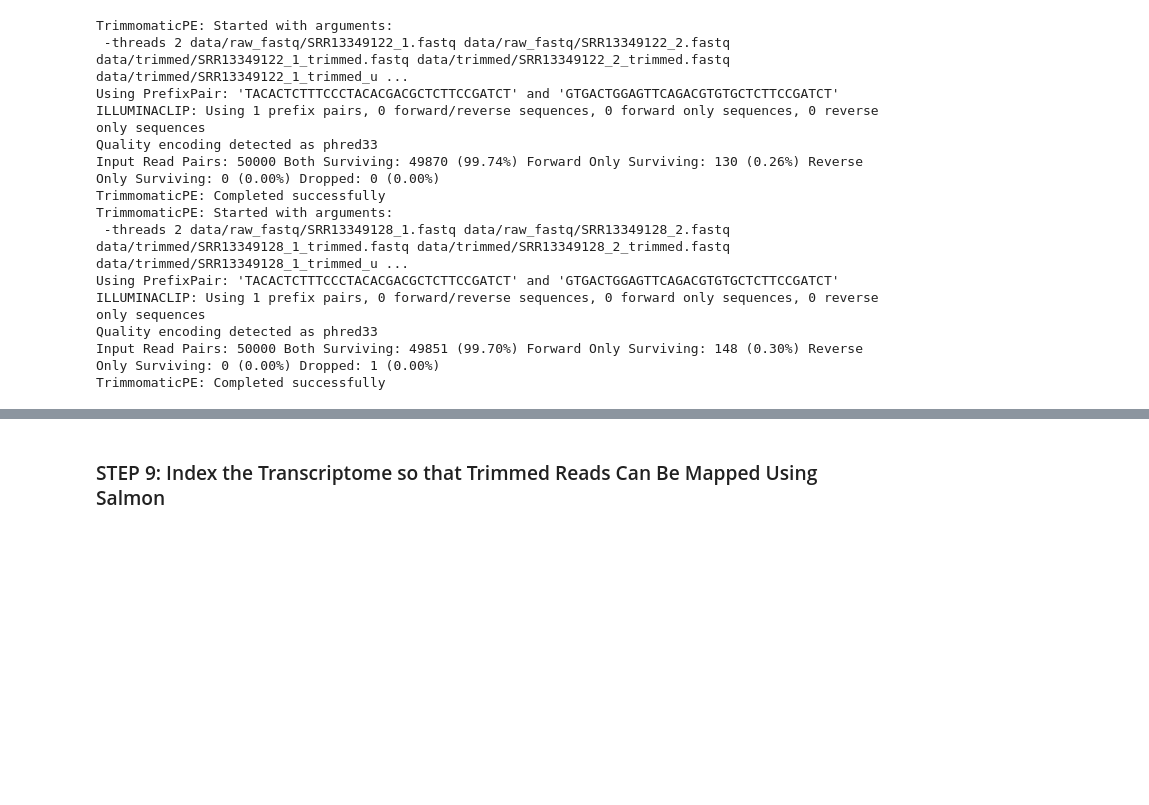
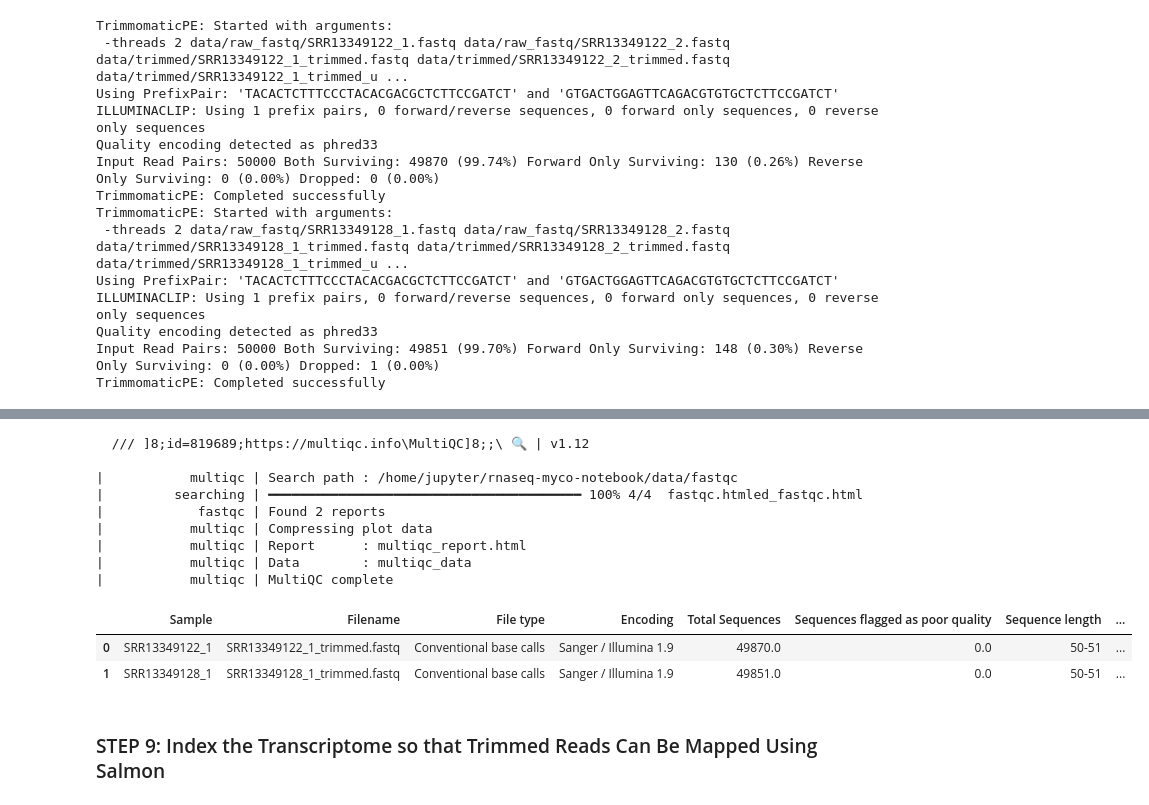
Before and after one commit to JRowleyLab/UNMC_ATACseq_Tutorial, a Jupyter notebook: Tutorial_1.ipynb, the cells around one changed output, grey strips where cells are left out. Saved outputs shown, nothing was run; the diff lists cells and outputs as text; code cells hidden in the pictures; blank space fills up the shorter version.

Commit message:
Update Tutorial_1.ipynb
added some visual changes, like in-cell output for fastqc and pandas viewing of multiqc, as well as tried to make cells scrollable

```diff
--- a/Tutorial_1.ipynb
+++ b/Tutorial_1.ipynb
@@ -176,3 +172,22 @@ MultiQC reads in the FastQQ reports and generate a compiled report for all the a
+# %%
+!multiqc -f data/fastqc
+
+import pandas as pd
+dframe = pd.read_csv("./multiqc_data/multiqc_fastqc.txt", sep='\t')
+display(dframe)
+# %% [output]
+  /// ]8;id=819689;https://multiqc.info\MultiQC]8;;\ 🔍 | v1.12
+
+|           multiqc | Search path : /home/jupyter/rnaseq-myco-notebook/data/fastqc
+|         searching | ━━━━━━━━━━━━━━━━━━━━━━━━━━━━━━━━━━━━━━━━ 100% 4/4  fastqc.htmled_fastqc.html
+|            fastqc | Found 2 reports
+|           multiqc | Compressing plot data
+|           multiqc | Report      : multiqc_report.html
+|           multiqc | Data        : multiqc_data
+|           multiqc | MultiQC complete
+|  | Sample | Filename | File type | Encoding | Total Sequences | Sequences flagged as poor quality | Sequence length | ... |
+| 0 | SRR13349122_1 | SRR13349122_1_trimmed.fastq | Conventional base calls | Sanger / Illumina 1.9 | 49870.0 | 0.0 | 50-51 | ... |
+| 1 | SRR13349128_1 | SRR13349128_1_trimmed.fastq | Conventional base calls | Sanger / Illumina 1.9 | 49851.0 | 0.0 | 50-51 | ... |
 # %% [markdown]
 ### STEP 9: Index the Transcriptome so that Trimmed Reads Can Be Mapped Using Salmon
 # %%
```
Also changed, not shown: parts of 11 cells of this notebook.
